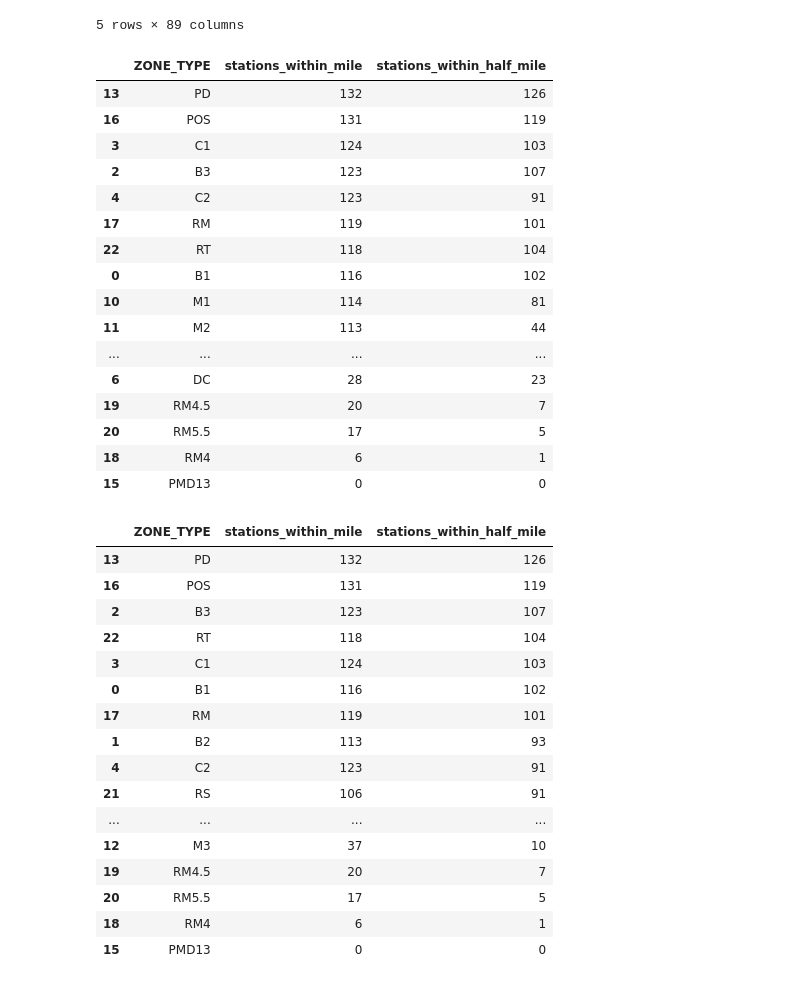
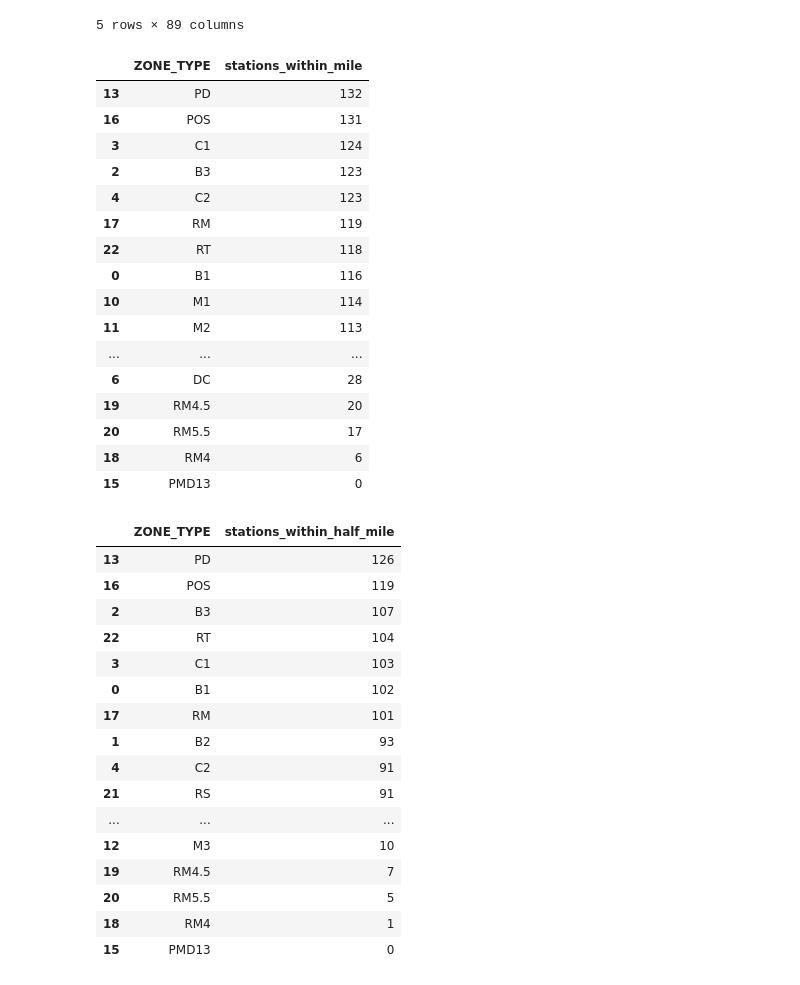
Before and after one commit to azcao95/cta-ridership-w2026-mads-milestone-2, a Jupyter notebook: ridership.ipynb, the cells around one changed output. Saved outputs shown, nothing was run; the diff lists cells and outputs as text; code cells hidden in the pictures.

Commit message:
added extra zone stats

```diff
--- a/ridership.ipynb
+++ b/ridership.ipynb
@@ -539,59 +541,59 @@ ridership_with_zoning.head()
 # %%
 result = []
 
 # Which zone types have the most stations nearby (within 1 mile and within half a mile)? And how does ridership differ across these zones?
 for zone_class in zone_classes:
     mile_column_name = f"{zone_class}_mile"
     half_mile_column_name = f"{zone_class}_half_mile"
 
     mile_count = si_gdf[mile_column_name].sum()
     half_mile_count = si_gdf[half_mile_column_name].sum()
 
     result.append({
         'ZONE_TYPE': zone_class,
         'stations_within_mile': mile_count,
         'stations_within_half_mile': half_mile_count
     })
 
 result_df = pd.DataFrame(result)
 result_df = result_df.sort_values(by='stations_within_mile', ascending=False)
-display(result_df[['ZONE_TYPE', 'stations_within_mile', 'stations_within_half_mile']])
+display(result_df[['ZONE_TYPE', 'stations_within_mile']])
 # %% [output]
-|  | ZONE_TYPE | stations_within_mile | stations_within_half_mile |
-| 13 | PD | 132 | 126 |
-| 16 | POS | 131 | 119 |
-| 3 | C1 | 124 | 103 |
-| 2 | B3 | 123 | 107 |
-| 4 | C2 | 123 | 91 |
-| 17 | RM | 119 | 101 |
-| 22 | RT | 118 | 104 |
-| 0 | B1 | 116 | 102 |
-| 10 | M1 | 114 | 81 |
-| 11 | M2 | 113 | 44 |
-| ... | ... | ... | ... |
-| 6 | DC | 28 | 23 |
-| 19 | RM4.5 | 20 | 7 |
-| 20 | RM5.5 | 17 | 5 |
-| 18 | RM4 | 6 | 1 |
-| 15 | PMD13 | 0 | 0 |
+|  | ZONE_TYPE | stations_within_mile |
+| 13 | PD | 132 |
+| 16 | POS | 131 |
+| 3 | C1 | 124 |
+| 2 | B3 | 123 |
+| 4 | C2 | 123 |
+| 17 | RM | 119 |
+| 22 | RT | 118 |
+| 0 | B1 | 116 |
+| 10 | M1 | 114 |
+| 11 | M2 | 113 |
+| ... | ... | ... |
+| 6 | DC | 28 |
+| 19 | RM4.5 | 20 |
+| 20 | RM5.5 | 17 |
+| 18 | RM4 | 6 |
+| 15 | PMD13 | 0 |
 # %%
 result_df = result_df.sort_values(by='stations_within_half_mile', ascending=False)
-display(result_df)
+display(result_df[['ZONE_TYPE', 'stations_within_half_mile']])
 # %% [output]
-|  | ZONE_TYPE | stations_within_mile | stations_within_half_mile |
-| 13 | PD | 132 | 126 |
-| 16 | POS | 131 | 119 |
-| 2 | B3 | 123 | 107 |
-| 22 | RT | 118 | 104 |
-| 3 | C1 | 124 | 103 |
-| 0 | B1 | 116 | 102 |
-| 17 | RM | 119 | 101 |
-| 1 | B2 | 113 | 93 |
-| 4 | C2 | 123 | 91 |
-| 21 | RS | 106 | 91 |
-| ... | ... | ... | ... |
-| 12 | M3 | 37 | 10 |
-| 19 | RM4.5 | 20 | 7 |
-| 20 | RM5.5 | 17 | 5 |
-| 18 | RM4 | 6 | 1 |
-| 15 | PMD13 | 0 | 0 |
+|  | ZONE_TYPE | stations_within_half_mile |
+| 13 | PD | 126 |
+| 16 | POS | 119 |
+| 2 | B3 | 107 |
+| 22 | RT | 104 |
+| 3 | C1 | 103 |
+| 0 | B1 | 102 |
+| 17 | RM | 101 |
+| 1 | B2 | 93 |
+| 4 | C2 | 91 |
+| 21 | RS | 91 |
+| ... | ... | ... |
+| 12 | M3 | 10 |
+| 19 | RM4.5 | 7 |
+| 20 | RM5.5 | 5 |
+| 18 | RM4 | 1 |
+| 15 | PMD13 | 0 |
```
Also changed, not shown: parts of 9 cells of this notebook.
